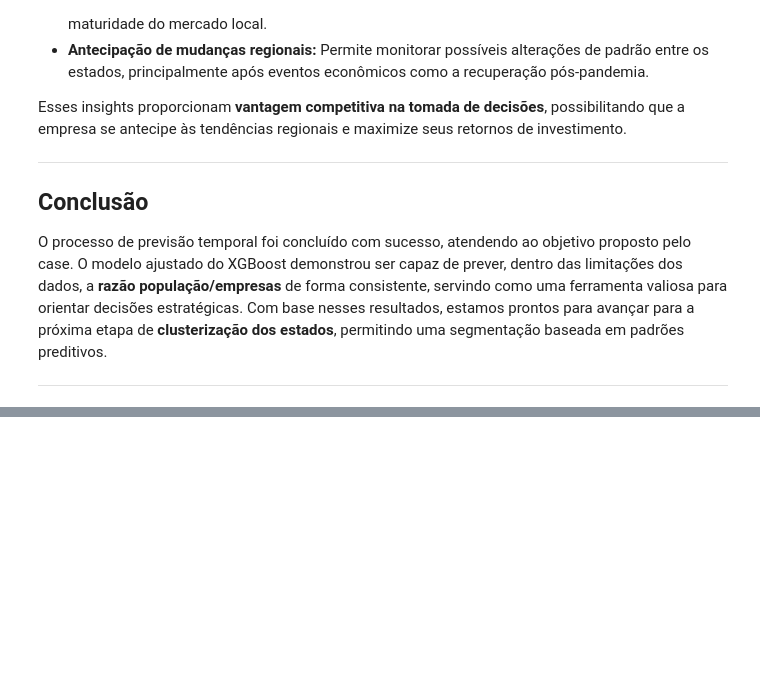
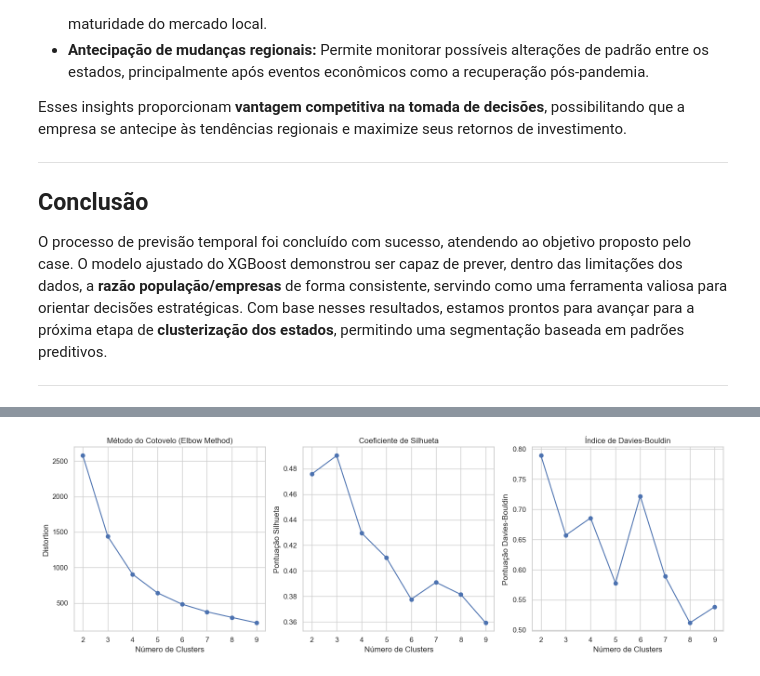
Before and after one commit to tnleite/real-estate-opportunities-analysis, a Jupyter notebook: 02-Analise/real-estate-opportunities-analysis.ipynb, the cells around one changed output, grey strips where cells are left out. Drawn from its saved outputs; the diff is of its cells as text; code cells hidden in the pictures; blank space fills up the shorter version.

```diff
--- a/02-Analise/real-estate-opportunities-analysis.ipynb
+++ b/02-Analise/real-estate-opportunities-analysis.ipynb
@@ -2228,0 +2585,69 @@ O processo de previsão temporal foi concluído com sucesso, atendendo ao objeti
+# %%
+# ------------------------------------------------
+# Etapa 1: Determinação da Quantidade Ideal de Clusters
+# ------------------------------------------------
+
+# 🔍 **Objetivo:** Avaliar o número ideal de clusters utilizando três métricas complementares:
+# - Método do Cotovelo (Elbow Method)
+# - Coeficiente de Silhueta
+# - Índice de Davies-Bouldin
+
+# 🔄 **Inicializando listas para armazenar os resultados**
+distortions = []              # Para armazenar a inércia (distância interna aos centróides)
+silhouette_scores = []        # Para armazenar os coeficientes de silhueta
+davies_bouldin_scores = []    # Para armazenar os índices de Davies-Bouldin
+
+# 🔄 **Definindo o intervalo de clusters a serem testados**
+range_n_clusters = list(range(2, 10))  # Tentaremos de 2 a 9 clusters
+
+# ------------------------------------------------
+# Etapa 7.1: Loop de cálculo para cada número de clusters
+# ------------------------------------------------
+for n_clusters in range_n_clusters:
+    # Treinando o K-Means com a matriz de distância DTW
+    kmeans = KMeans(n_clusters=n_clusters, random_state=42, n_init=10)
+    kmeans.fit(matriz_dtw)
+
+    # 🔹 Calculando Distortion (Soma das distâncias dos pontos ao centróide)
+    distortions.append(kmeans.inertia_)
+
+    # 🔹 Calculando o Coeficiente de Silhueta
+    silhouette_scores.append(silhouette_score(matriz_dtw, kmeans.labels_))
+
+    # 🔹 Calculando o Índice de Davies-Bouldin
+    davies_bouldin_scores.append(davies_bouldin_score(matriz_dtw, kmeans.labels_))
+
+# ------------------------------------------------
+# Etapa 2: Visualização dos Resultados
+# ------------------------------------------------
+
+plt.figure(figsize=(15, 5))
+
+# 🔹 Gráfico do Método do Cotovelo
+plt.subplot(1, 3, 1)
+plt.plot(range_n_clusters, distortions, marker='o', linestyle='-')
+plt.title("Método do Cotovelo (Elbow Method)")
+plt.xlabel("Número de Clusters")
+plt.ylabel("Distortion")
+plt.grid(True)
+
+# 🔹 Gráfico do Coeficiente de Silhueta
+plt.subplot(1, 3, 2)
+plt.plot(range_n_clusters, silhouette_scores, marker='o', linestyle='-')
+plt.title("Coeficiente de Silhueta")
+plt.xlabel("Número de Clusters")
+plt.ylabel("Pontuação Silhueta")
+plt.grid(True)
+
+# 🔹 Gráfico do Índice de Davies-Bouldin
+plt.subplot(1, 3, 3)
+plt.plot(range_n_clusters, davies_bouldin_scores, marker='o', linestyle='-')
+plt.title("Índice de Davies-Bouldin")
+plt.xlabel("Número de Clusters")
+plt.ylabel("Pontuação Davies-Bouldin")
+plt.grid(True)
+
+plt.tight_layout()
+plt.show()
+# %% [output]
+[figure, added]
```
Also changed, not shown: parts of 20 cells of this notebook.
